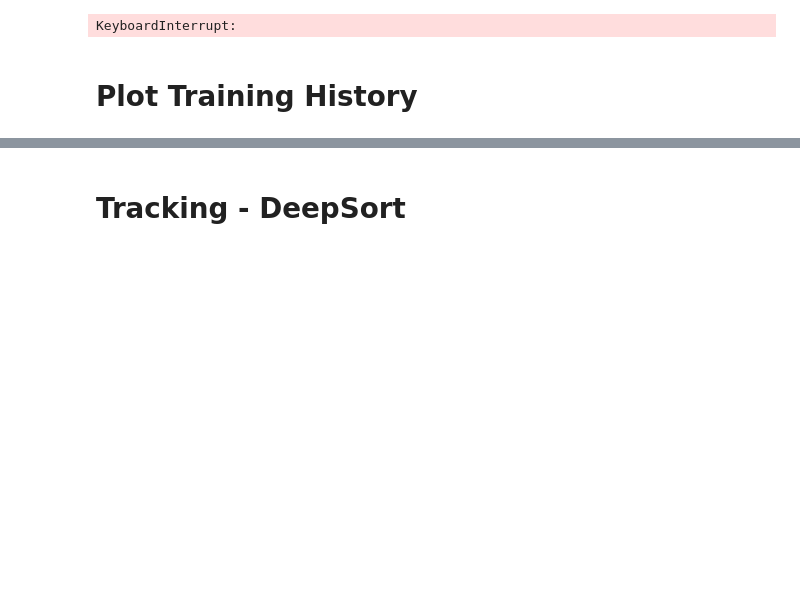
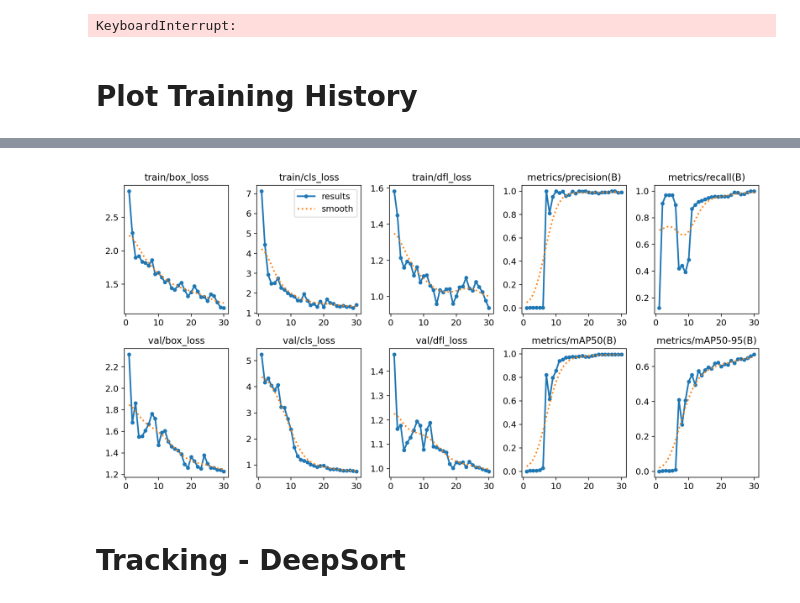
Before and after one commit to YannMaa/traco_2024, a Jupyter notebook: solution_yannis.ipynb, the cells around one changed output, grey strips where cells are left out. Cells and saved outputs as stored; diff of their text form; code cells hidden in the pictures; blank space fills up the shorter version.

```diff
--- a/solution_yannis.ipynb
+++ b/solution_yannis.ipynb
@@ -512,2 +511,7 @@ FileNotFoundError: [Errno 2] No such file or directory: '/content/Tracking-and-c
+# %%
+from IPython.display import Image
+Image(filename='runs/detect/train8/results.png')
+# %% [output]
+[figure, added]
 # %% [markdown]
 # Tracking - DeepSort
```
Also changed, not shown: parts of 8 cells of this notebook.
